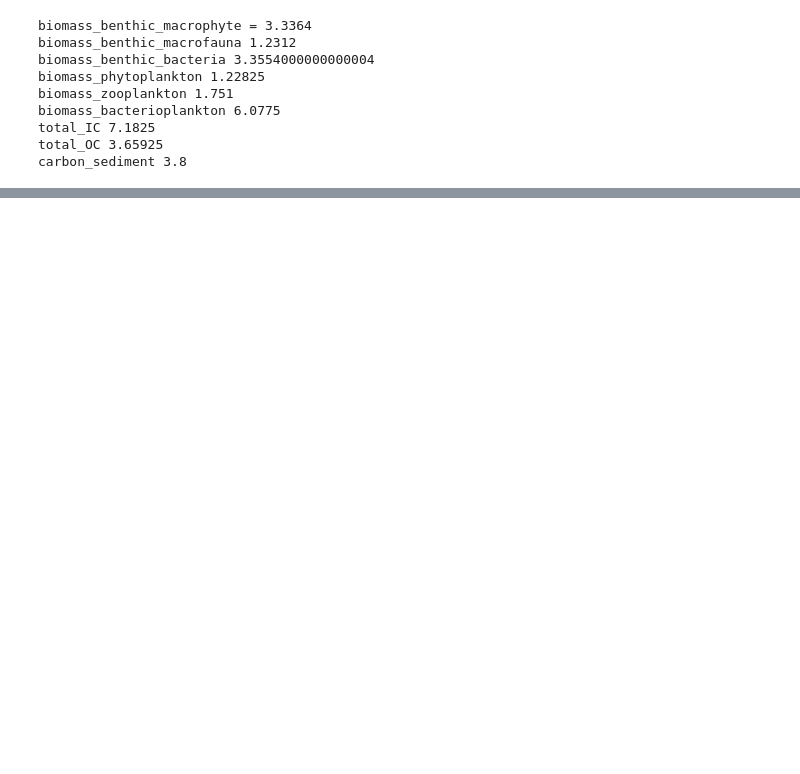
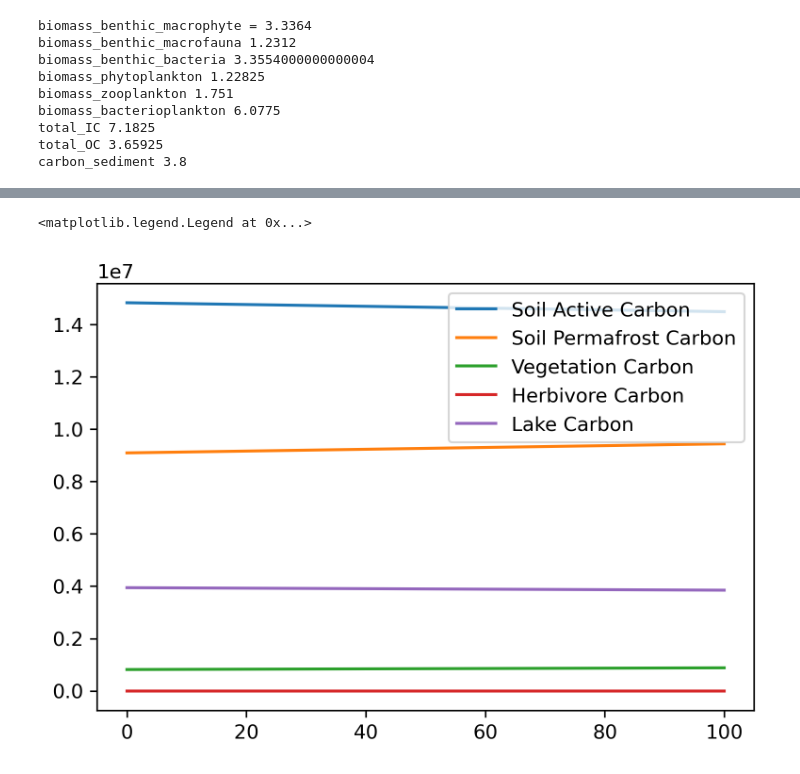
Before and after one commit to bbuman/tbl, a Jupyter notebook: carbon_model.ipynb, the cells around one changed output, grey strips where cells are left out. Drawn from its saved outputs; the diff is of its cells as text; code cells hidden in the pictures; blank space fills up the shorter version.

```diff
--- a/carbon_model.ipynb
+++ b/carbon_model.ipynb
@@ -48,13 +48,13 @@ root_shoot_meadow = 6
 root_shoot_wetland = 6
 # <2.4> Green AGB [kg C / m2]:
 green_betula = 0.072
-green_grass = 0.028
+green_grass = 0.051
 green_meadow = 0.044
 green_wetland = 0.018
 # <2.5> Bryophyte AGB [kg C / m2]:
-bryo_betula = 0.0715 # old = 0.157
+bryo_betula = 0.0833  # old = 0.157; old2 = 0.0715
 bryo_grass = 0
-bryo_meadow = 0.019
+bryo_meadow = 0.0134
 bryo_wetland = 0.091
 # <2.6> Litter AGB [kg C / m2]:
 agb_litter_betula = 0.931
@@ -282,12 +303,16 @@ pool_df = pd.DataFrame({'Iteration':pool_iterations, 'Soil Active Carbon':pool_s
 # %%
 pool_df
 # %%
+fig = plt.figure(dpi=300)
 pool_df['Soil Active Carbon'].plot()
 pool_df['Soil Permafrost Carbon'].plot()
 pool_df['Vegetation Carbon'].plot()
 pool_df['Herbivore Carbon'].plot()
 pool_df['Lake Carbon'].plot()
 plt.legend()
+# %% [output]
+<matplotlib.legend.Legend at 0x...>
+[figure, added]
 # %%
 # test
 print('Vegetation total carbon =', res_veg.total_biomass, 'kg')
```
Also changed, not shown: parts of 3 cells of this notebook, 1 other file.
